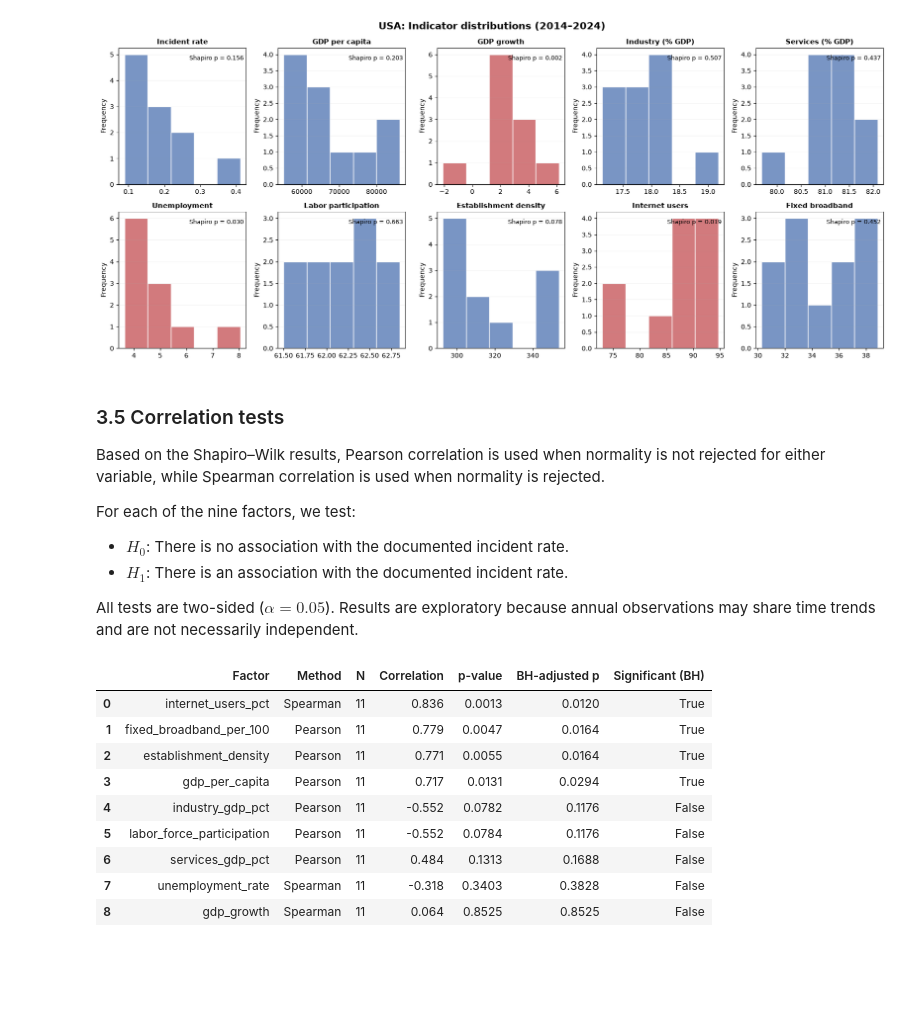
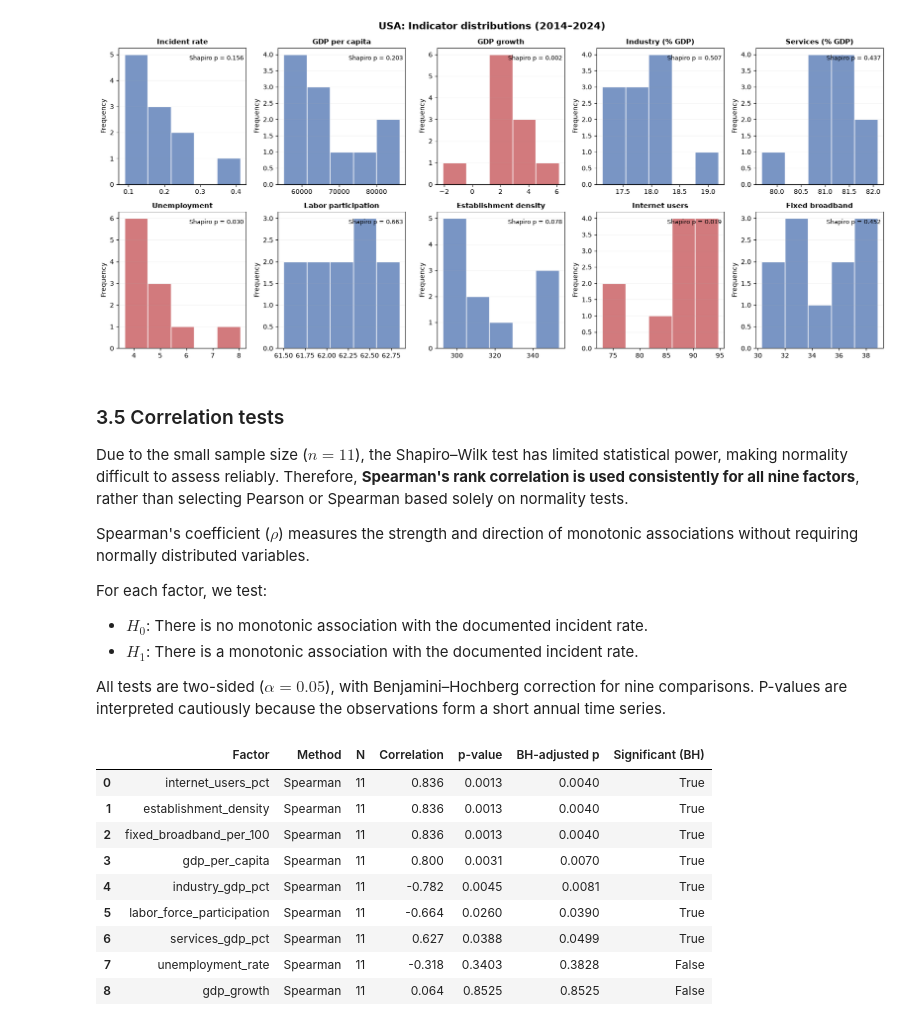
Before and after one commit to McTehno/Cybersecurity-incident-causations, a Jupyter notebook: usa/notebooks/factors/01_usa_incident_rate.ipynb, the cells around one changed output. Saved outputs shown, nothing was run; the diff lists cells and outputs as text; code cells hidden in the pictures; blank space fills up the shorter version.

```diff
--- a/usa/notebooks/factors/01_usa_incident_rate.ipynb
+++ b/usa/notebooks/factors/01_usa_incident_rate.ipynb
@@ -404,85 +410,72 @@ plt.show()
 # %% [output]
 [figure]
 # %% [markdown]
+
 ### 3.5 Correlation tests
 
-Based on the Shapiro–Wilk results, Pearson correlation is used when normality is not rejected for either variable, while Spearman correlation is used when normality is rejected.
+Due to the small sample size ($n=11$), the Shapiro–Wilk test has limited statistical power, making normality difficult to assess reliably. Therefore, **Spearman's rank correlation is used consistently for all nine factors**, rather than selecting Pearson or Spearman based solely on normality tests.
 
-For each of the nine factors, we test:
+Spearman's coefficient ($\rho$) measures the strength and direction of monotonic associations without requiring normally distributed variables.
 
-- $H_0$: There is no association with the documented incident rate.
-- $H_1$: There is an association with the documented incident rate.
+For each factor, we test:
 
-All tests are two-sided ($\alpha = 0.05$). Results are exploratory because annual observations may share time trends and are not necessarily independent.
+- $H_0$: There is no monotonic association with the documented incident rate.
+- $H_1$: There is a monotonic association with the documented incident rate.
+
+All tests are two-sided ($\alpha=0.05$), with Benjamini–Hochberg correction for nine comparisons. P-values are interpreted cautiously because the observations form a short annual time series.
 # %%
-# Select correlation methods based on Shapiro-Wilk results
-normality_p = normality_df.set_index("Indicator")["p-value"]
 
+# Spearman correlations for all nine factors
 results = []
 
 for factor in factors:
     if factor == "incident_rate":
         continue
 
-    use_spearman = (
-        normality_p["incident_rate"] < 0.05
-        or normality_p[factor] < 0.05
+    coefficient, p_value = spearmanr(
+        df_analysis[factor],
+        df_analysis["incident_rate"],
     )
-
-    if use_spearman:
-        coefficient, p_value = spearmanr(
-            df_analysis[factor],
-            df_analysis["incident_rate"],
-        )
-        method = "Spearman"
-    else:
-        coefficient, p_value = pearsonr(
-            df_analysis[factor],
-            df_analysis["incident_rate"],
-        )
-        method = "Pearson"
 
     results.append({
         "Factor": factor,
-        "Method": method,
+        "Method": "Spearman",
         "N": len(df_analysis),
         "Correlation": coefficient,
         "p-value": p_value,
     })
 
 correlation_tests = pd.DataFrame(results)
 
 correlation_tests["BH-adjusted p"] = multipletests(
     correlation_tests["p-value"],
     method="fdr_bh",
 )[1]
 
 correlation_tests["Significant (BH)"] = (
     correlation_tests["BH-adjusted p"] < 0.05
 )
 
 correlation_tests = correlation_tests.sort_values(
     "Correlation",
     key=lambda values: values.abs(),
     ascending=False,
 ).reset_index(drop=True)
 
-display(
-    correlation_tests.round({
-        "Correlation": 3,
-        "p-value": 4,
-        "BH-adjusted p": 4,
-    })
-)
+display(correlation_tests.round({
+    "Correlation": 3,
+    "p-value": 4,
+    "BH-adjusted p": 4,
+}))
 # %% [output]
 |  | Factor | Method | N | Correlation | p-value | BH-adjusted p | Significant (BH) |
-| 0 | internet_users_pct | Spearman | 11 | 0.836 | 0.0013 | 0.0120 | True |
-| 1 | fixed_broadband_per_100 | Pearson | 11 | 0.779 | 0.0047 | 0.0164 | True |
-| 2 | establishment_density | Pearson | 11 | 0.771 | 0.0055 | 0.0164 | True |
-| 3 | gdp_per_capita | Pearson | 11 | 0.717 | 0.0131 | 0.0294 | True |
-| 4 | industry_gdp_pct | Pearson | 11 | -0.552 | 0.0782 | 0.1176 | False |
-| 5 | labor_force_participation | Pearson | 11 | -0.552 | 0.0784 | 0.1176 | False |
-| 6 | services_gdp_pct | Pearson | 11 | 0.484 | 0.1313 | 0.1688 | False |
+| 0 | internet_users_pct | Spearman | 11 | 0.836 | 0.0013 | 0.0040 | True |
+| 1 | establishment_density | Spearman | 11 | 0.836 | 0.0013 | 0.0040 | True |
+| 2 | fixed_broadband_per_100 | Spearman | 11 | 0.836 | 0.0013 | 0.0040 | True |
+| 3 | gdp_per_capita | Spearman | 11 | 0.800 | 0.0031 | 0.0070 | True |
+| 4 | industry_gdp_pct | Spearman | 11 | -0.782 | 0.0045 | 0.0081 | True |
+| 5 | labor_force_participation | Spearman | 11 | -0.664 | 0.0260 | 0.0390 | True |
+| 6 | services_gdp_pct | Spearman | 11 | 0.627 | 0.0388 | 0.0499 | True |
 | 7 | unemployment_rate | Spearman | 11 | -0.318 | 0.3403 | 0.3828 | False |
 | 8 | gdp_growth | Spearman | 11 | 0.064 | 0.8525 | 0.8525 | False |
 # %% [markdown]
```
Also changed, not shown: parts of 25 cells of this notebook.
